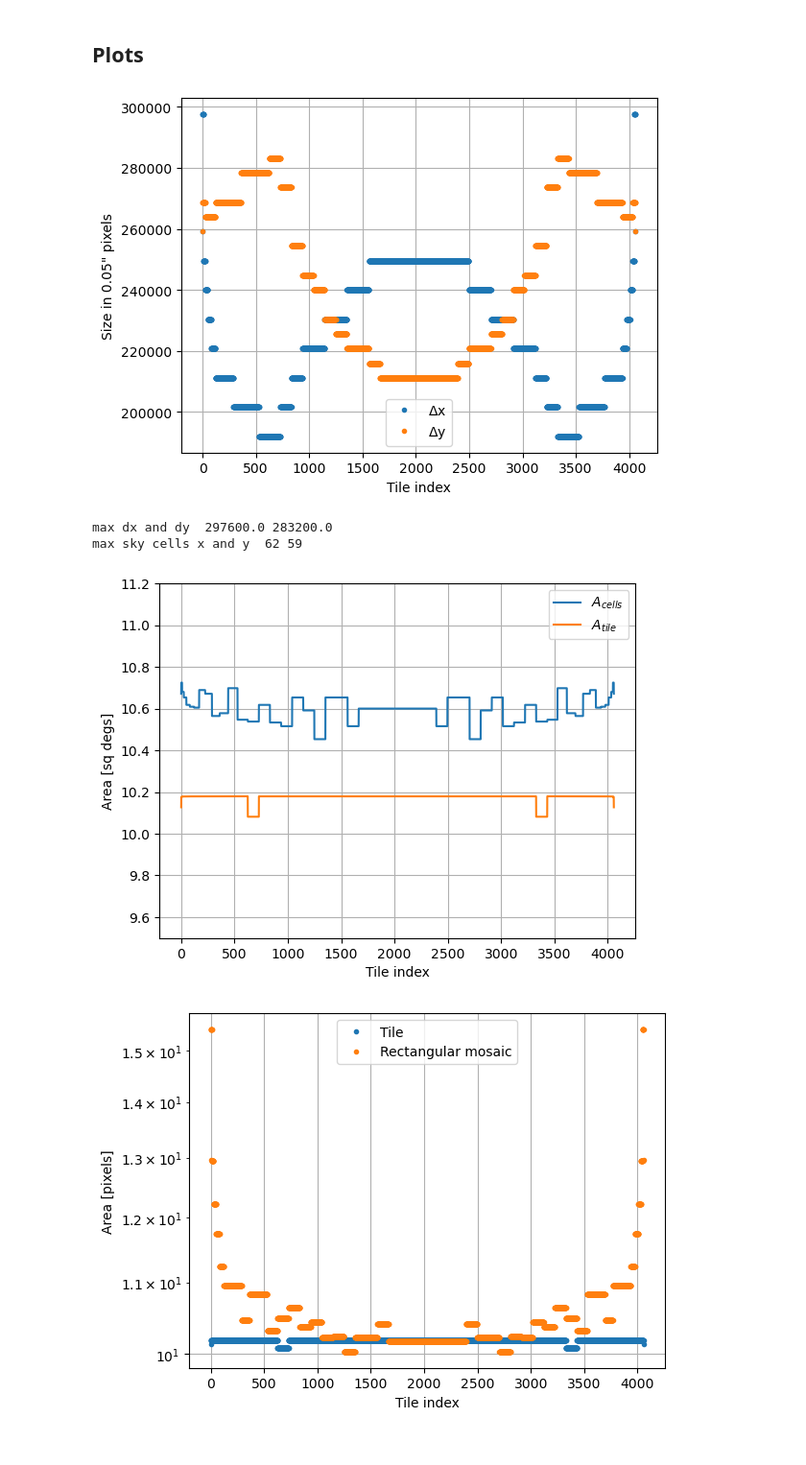
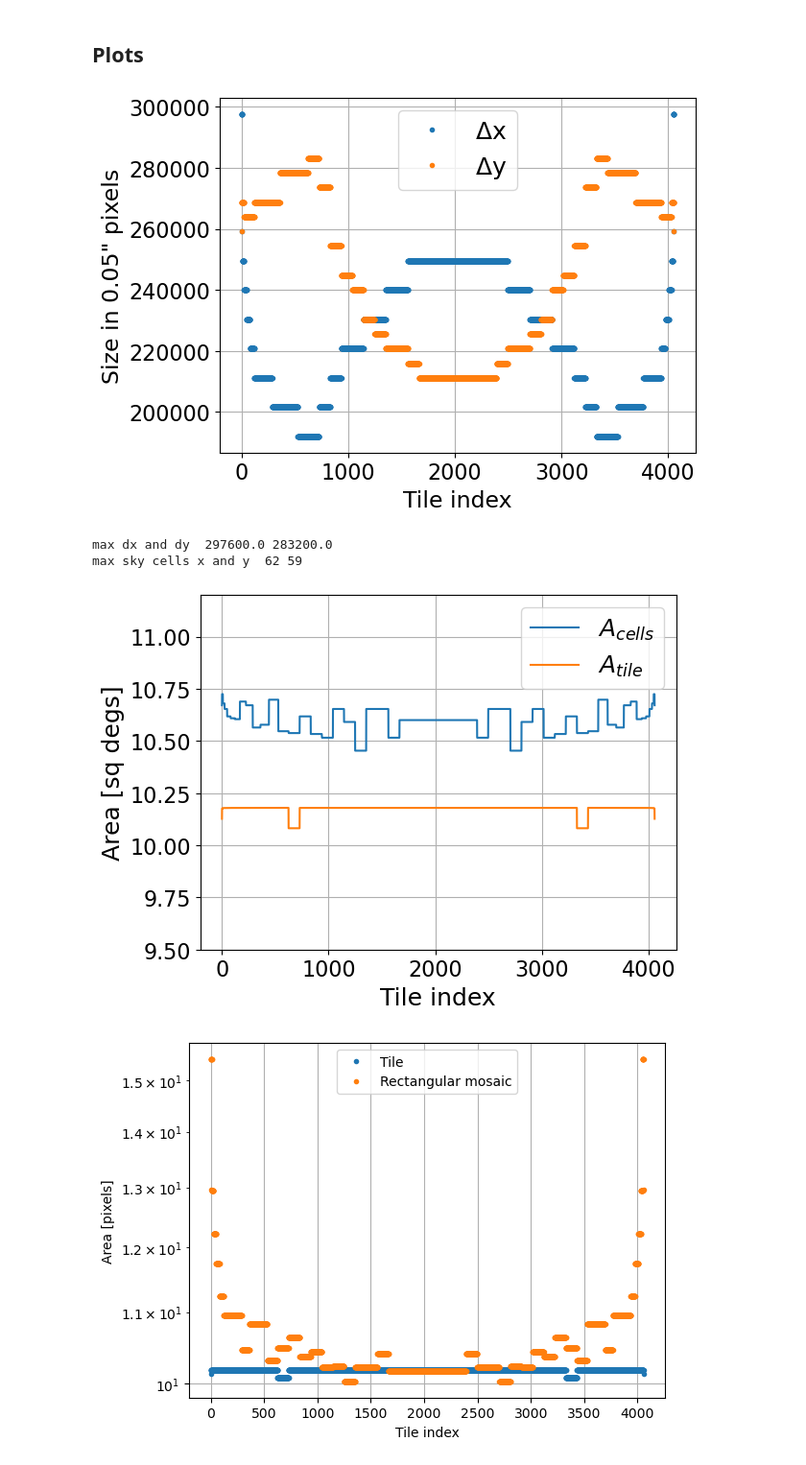
Before and after one commit to spacetelescope/skymap, a Jupyter notebook: notebook/Tessellation.ipynb, the cells around one changed output. Shown at 96% size. Cells and saved outputs as stored; diff of their text form; code cells hidden in the pictures.

Commit message:
improved figures

```diff
--- a/notebook/Tessellation.ipynb
+++ b/notebook/Tessellation.ipynb
@@ -80,18 +80,28 @@ plt.show()
 from matplotlib import colors
 from mpl_toolkits.mplot3d.art3d import Poly3DCollection
 import matplotlib.pyplot as plt
+from matplotlib.colors import LightSource
 from skymap.skymap import ang2point
 import numpy as np
 
 fig = plt.figure(figsize=(9,5))
 ax = fig.add_subplot(111, projection='3d',aspect='equal')
 a = 0.65; ax.set_xlim(-a,a); ax.set_ylim(-a,a); ax.set_zlim(-a,a); ax.set_axis_off()
+idn = ((nphi > 120) | (nphi<120))& (ntheta <100)
+ax.scatter(points[idn, 0], points[idn, 1], points[idn, 2], c='k',s=10)
 for n, vertices_ in enumerate(vertices):
-    random_color = colors.rgb2hex(np.random.rand(3))
-    polygon = Poly3DCollection([vertices_], alpha=1)
-    polygon.set_color(random_color)
+    #random_color = colors.rgb2hex(np.random.rand(3))
+    polygon = Poly3DCollection([vertices_], alpha=1,facecolor='crimson', edgecolor='black')
+    #polygon.set_facecolor('crimson')
+    #polygon.set_edgecolor('black')
+    #ls = LightSource(azdeg=225.0, altdeg=45.0)
+
+    #rgb = ls.blend_hsv(rgb=ls.shade(facearray, plt.cm.Reds), intensity=ls.shade_normals(normals, fraction=0.25))
+    #polygon.set_facecolor(rgb[:, 0])
     ax.add_collection3d(polygon)
-    #print(n, vertices_)
+    #ax.scatter([points[n, 0]], [points[n, 1]], [points[n, 2]], c='k',s=10)
+    #print(n, vertices_)#
+#ax.scatter(points[:, 0], points[:, 1], points[:, 2], c='k',s=10)
 
 # Update the axis view and title
 elev = 60; azim = 0; roll = 0
@@ -450,7 +460,8 @@ for itile in range(ntiles):
         nx = ny
     else:
         ny = np.abs(decmin_ - decmax_) / pix
-        nx = np.abs(ramax_ - ramin_) * np.cos(dec_ * np.pi/180) / pix
+        maxcos = np.nanmax([np.cos(decmin_ * np.pi/180),np.cos(decmax_ * np.pi/180)])
+        nx = np.abs(ramax_ - ramin_) * maxcos
     nx, ny = nx // 2, ny //2
     wcs.wcs.crpix = [nx, ny]
     # Cell centers
@@ -548,12 +559,16 @@ ncellsin = np.array(ncellsin)
 ## Plots
 # %%
 fig = plt.figure()
+plt.rcParams['axes.labelsize'] = 17
+plt.rcParams['axes.titlesize'] = 17
+plt.rcParams['xtick.labelsize'] = 16
+plt.rcParams['ytick.labelsize'] = 16
 plt.plot(dx,'.',label='$\\Delta$x')
 plt.plot(dy,'.',label='$\\Delta$y')
 #plt.plot(dx,label='$\\Delta$x')
 #plt.plot(dy,label='$\\Delta$y')
 plt.grid()
-plt.legend()
+plt.legend(fontsize=18)
 plt.ylabel('Size in 0.05" pixels')
 plt.xlabel('Tile index')
 fig.savefig('tilesxysize.png',bbox_inches="tight")
@@ -561,27 +576,31 @@ plt.show()
 print('max dx and dy ', max(dx), max(dy))
 print('max sky cells x and y ', round(max(dx)/cellsize), round(max(dy)/cellsize))
 # %% [output]
-[figure, old version]
+[figure, new version]
 max dx and dy  297600.0 283200.0
 max sky cells x and y  62 59
 # %%
 narea = areas / cellsize**2
 areacell = (cellsize * 0.05/3600)**2
 fig = plt.figure()
+plt.rcParams['axes.labelsize'] = 17
+plt.rcParams['axes.titlesize'] = 17
+plt.rcParams['xtick.labelsize'] = 16
+plt.rcParams['ytick.labelsize'] = 16
 plt.plot(ncells * areacell,'-',label='$A_{cells}$')
 #plt.plot(ncellsin,'-',label='$N_{cells, inside}$')
 plt.plot(areas * (0.05/3600)**2, label='$A_{tile}$')
 plt.grid()
-plt.legend()
-plt.ylabel('Area [sq degs]')
-plt.xlabel('Tile index')
+plt.legend(fontsize=18)
+plt.ylabel('Area [sq degs]', fontsize=18)
+plt.xlabel('Tile index', fontsize=18)
 #plt.yscale('log')
 #plt.ylim(2100,2600)
 plt.ylim(9.5,11.2)
 fig.savefig('cellesnumber.png',bbox_inches="tight")
 plt.show()
 # %% [output]
-[figure, old version]
+[figure, new version]
 # %%
 dx = np.array(dx)
 dy = np.array(dy)
```
Also changed, not shown: parts of 5 cells of this notebook, 1 other file.
